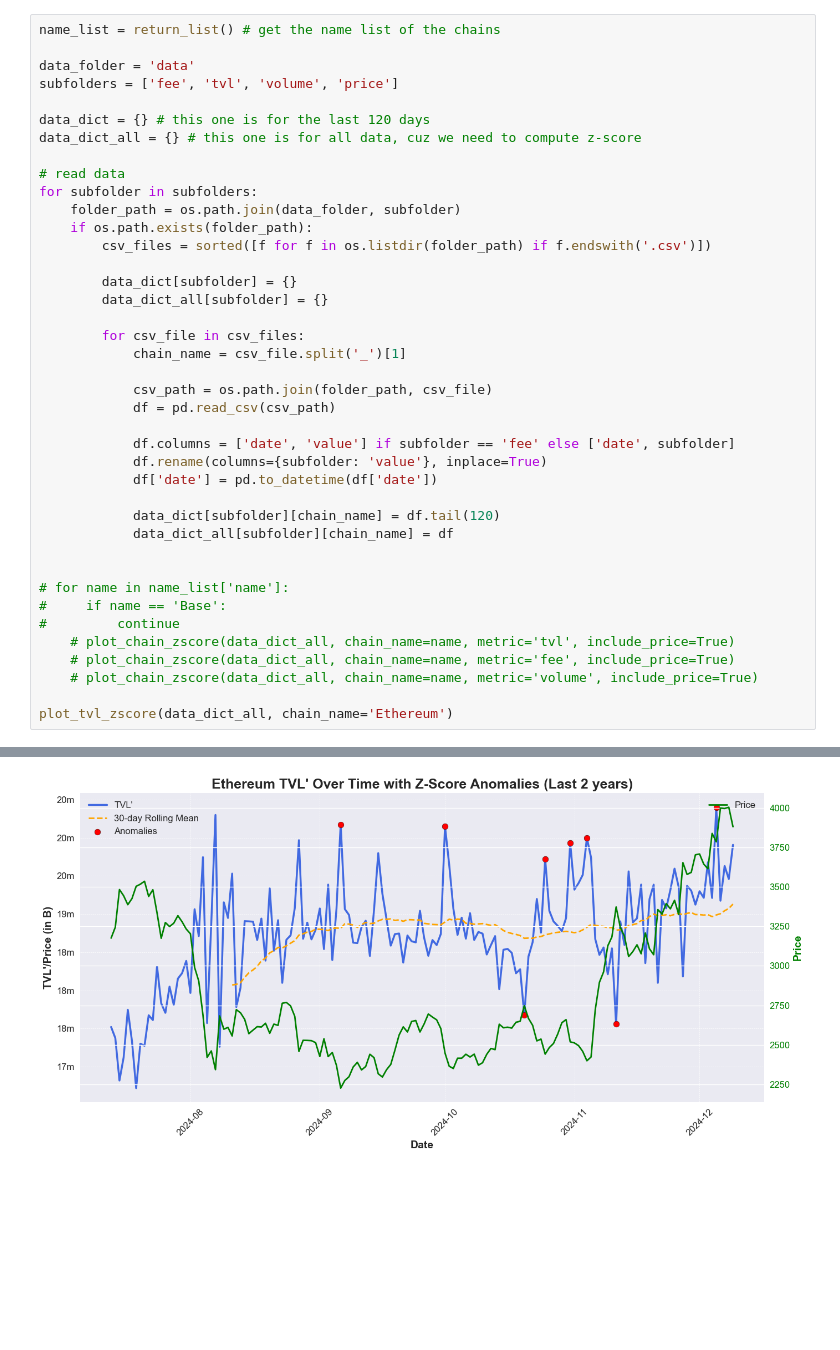
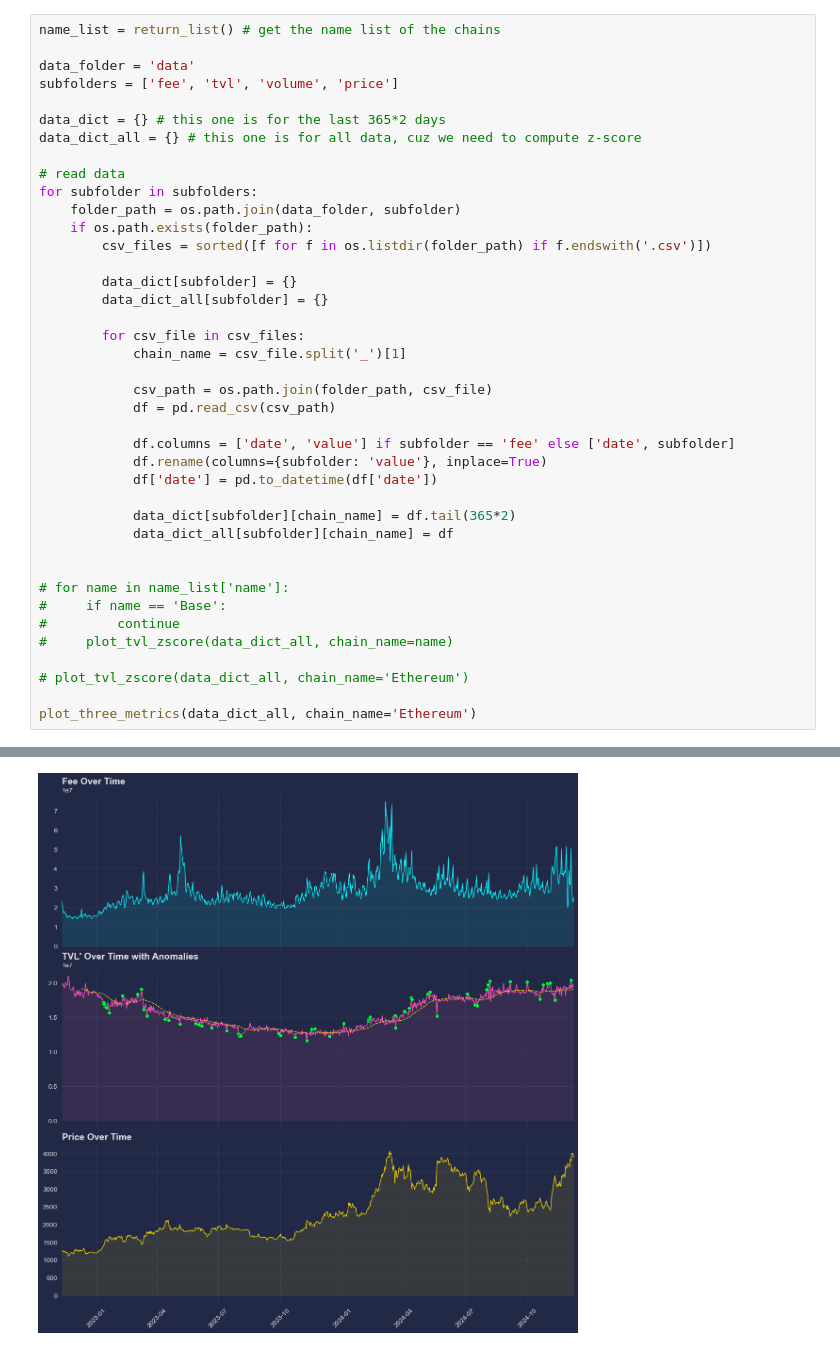
Before and after one commit to Cacidy/Project, a Jupyter notebook: stable/plot_eth.ipynb, the cells around one changed output, grey strips where cells are left out. Drawn from its saved outputs; the diff is of its cells as text; blank space fills up the shorter version.

```diff
--- a/stable/plot_eth.ipynb
+++ b/stable/plot_eth.ipynb
@@ -86,7 +104,7 @@ name_list = return_list() # get the name list of the chains
 data_folder = 'data'
 subfolders = ['fee', 'tvl', 'volume', 'price']
 
-data_dict = {} # this one is for the last 120 days
+data_dict = {} # this one is for the last 365*2 days
 data_dict_all = {} # this one is for all data, cuz we need to compute z-score
 
 # read data
@@ -108,17 +126,17 @@ for subfolder in subfolders:
             df.rename(columns={subfolder: 'value'}, inplace=True)
             df['date'] = pd.to_datetime(df['date'])
 
-            data_dict[subfolder][chain_name] = df.tail(120)
+            data_dict[subfolder][chain_name] = df.tail(365*2)
             data_dict_all[subfolder][chain_name] = df
 
 
 # for name in name_list['name']:
 #     if name == 'Base':
 #         continue
-    # plot_chain_zscore(data_dict_all, chain_name=name, metric='tvl', include_price=True)
-    # plot_chain_zscore(data_dict_all, chain_name=name, metric='fee', include_price=True)
-    # plot_chain_zscore(data_dict_all, chain_name=name, metric='volume', include_price=True)
+#     plot_tvl_zscore(data_dict_all, chain_name=name)
 
-plot_tvl_zscore(data_dict_all, chain_name='Ethereum')
+# plot_tvl_zscore(data_dict_all, chain_name='Ethereum')
+
+plot_three_metrics(data_dict_all, chain_name='Ethereum')
 # %% [output]
          name           tvl
@@ -136 +154 @@ plot_tvl_zscore(data_dict_all, chain_name='Ethereum')
-[figure, old version]
+[figure, new version]
```
Also changed, not shown: parts of 4 cells of this notebook, 21 other files.
